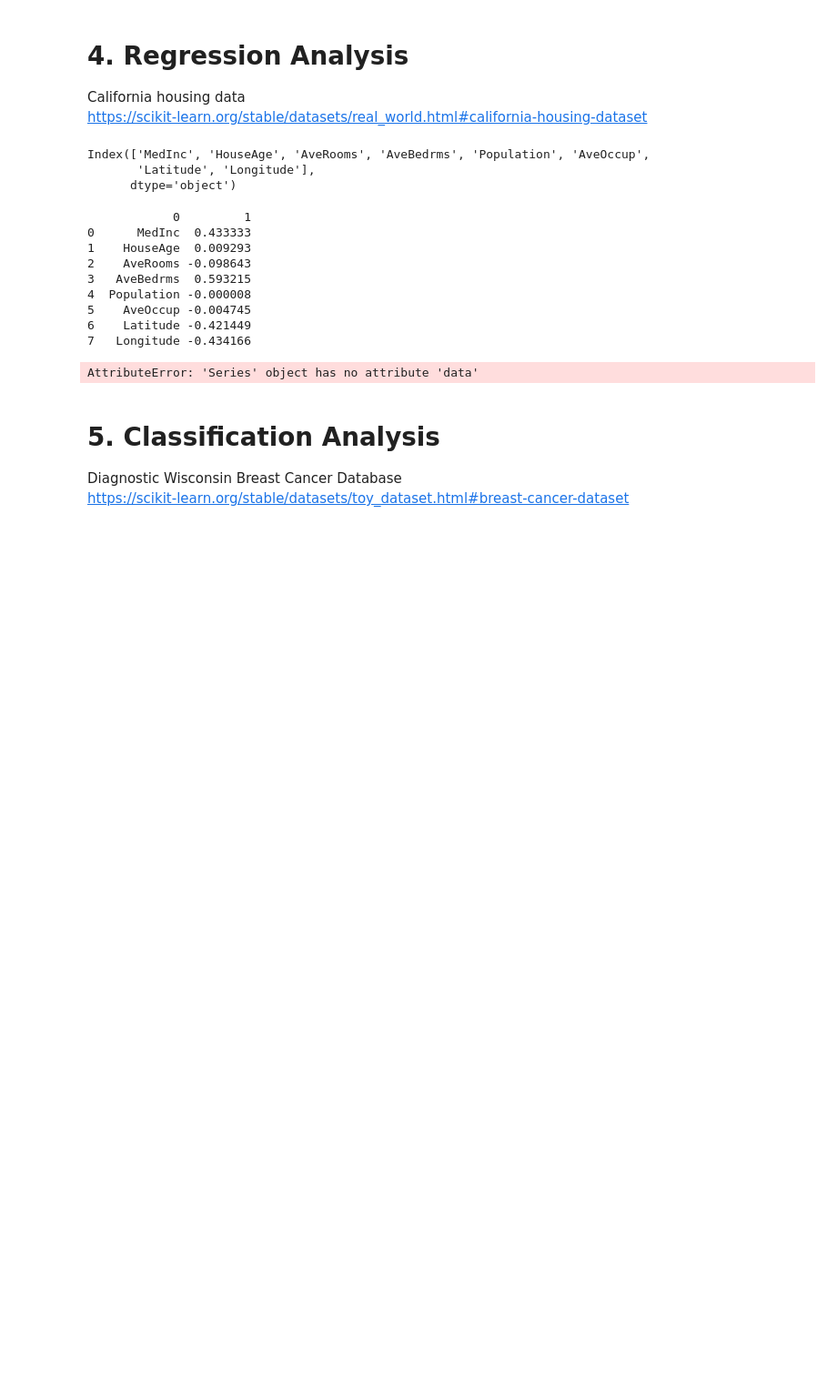
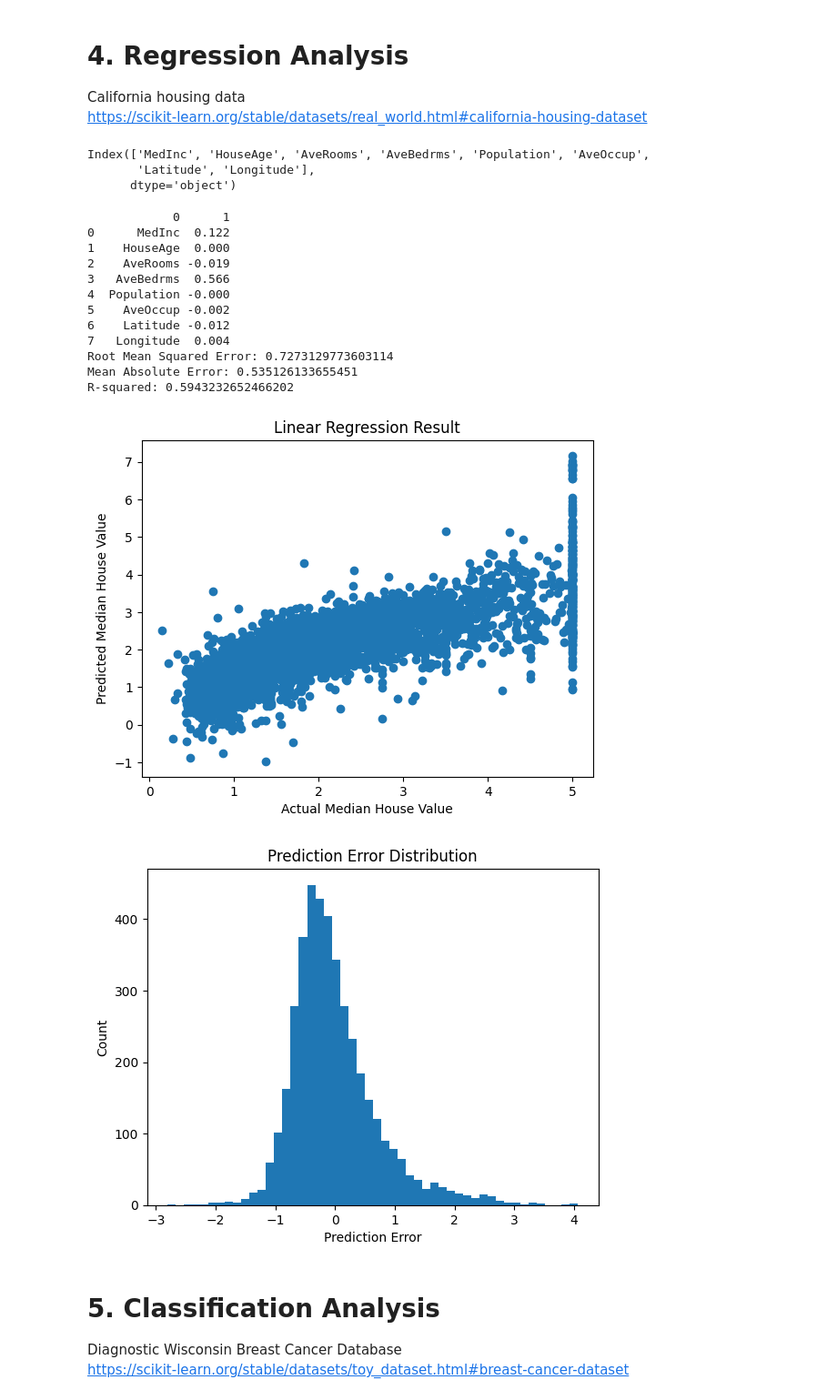
Before and after one commit to glawt0n/dataproject1, a Jupyter notebook: project1.ipynb, the cells around one changed output. Shown at 91% size. Cells and saved outputs as stored; diff of their text form; code cells hidden in the pictures; blank space fills up the shorter version.

```diff
--- a/project1.ipynb
+++ b/project1.ipynb
@@ -3686,41 +3686,55 @@ Index(['MedInc', 'HouseAge', 'AveRooms', 'AveBedrms', 'Population', 'AveOccup',
 # %%
 from sklearn.linear_model import LinearRegression
 from sklearn.metrics import mean_absolute_error, r2_score, root_mean_squared_error
 
 model = LinearRegression()
 model.fit(X_train, y_train)
 
-print(pd.DataFrame(zip(X.columns, model.coef_)))
-print(pd.DataFrame.median(X_train))
+print(
+    pd.DataFrame(
+        zip(
+            X.columns,
+            numpy.multiply(
+                model.coef_,
+                pd.DataFrame.median(X_train).map(lambda x: 1/x)
+            ).map(lambda x: round(x, 3))
+        )
+    )
+)
+
 
 y_pred = model.predict(X_test)
 
 print("Root Mean Squared Error:", root_mean_squared_error(y_test, y_pred))
 print("Mean Absolute Error:", mean_absolute_error(y_test, y_pred))
 print("R-squared:", r2_score(y_test, y_pred))
 
 plt.scatter(y_test, y_pred)
 plt.xlabel("Actual Median House Value")
 plt.ylabel("Predicted Median House Value")
 plt.title("Linear Regression Result")
 plt.show()
 
 plt.hist(y_test - y_pred, bins=50)
 plt.xlabel("Prediction Error")
 plt.ylabel("Count")
 plt.title("Prediction Error Distribution")
 plt.show()
 # %% [output]
-            0         1
-0      MedInc  0.433333
-1    HouseAge  0.009293
-2    AveRooms -0.098643
-3   AveBedrms  0.593215
-4  Population -0.000008
-5    AveOccup -0.004745
-6    Latitude -0.421449
-7   Longitude -0.434166
+            0      1
+0      MedInc  0.122
+1    HouseAge  0.000
+2    AveRooms -0.019
+3   AveBedrms  0.566
+4  Population -0.000
+5    AveOccup -0.002
+6    Latitude -0.012
+7   Longitude  0.004
+Root Mean Squared Error: 0.7273129773603114
+Mean Absolute Error: 0.535126133655451
+R-squared: 0.5943232652466202
-AttributeError: 'Series' object has no attribute 'data'
+[figure, added]
+[figure, added]
 # %% [markdown]
 # 5. Classification Analysis
 Diagnostic Wisconsin Breast Cancer Database
```
Also changed, not shown: parts of 1 cell of this notebook.
